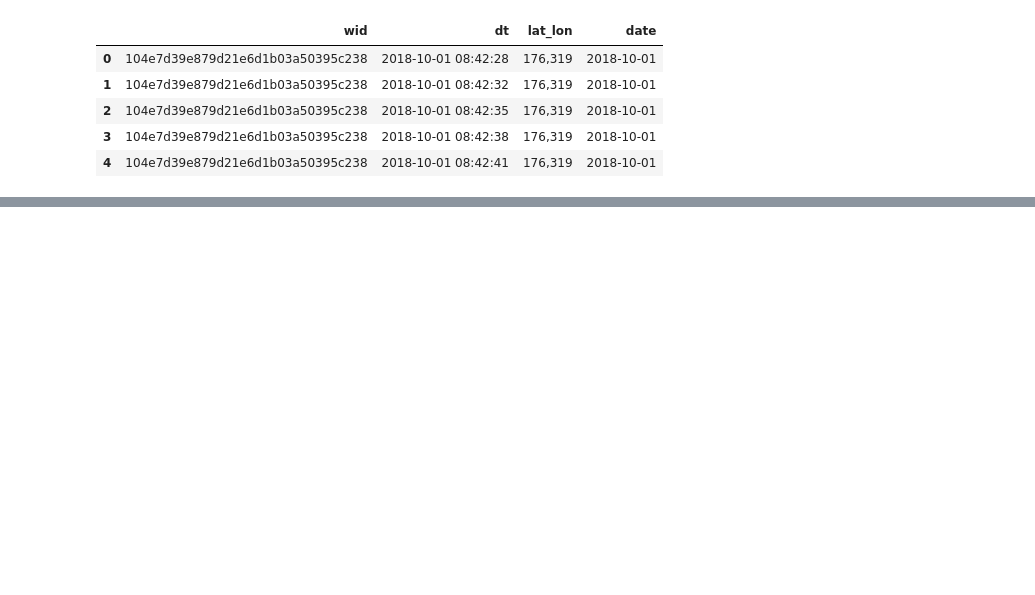
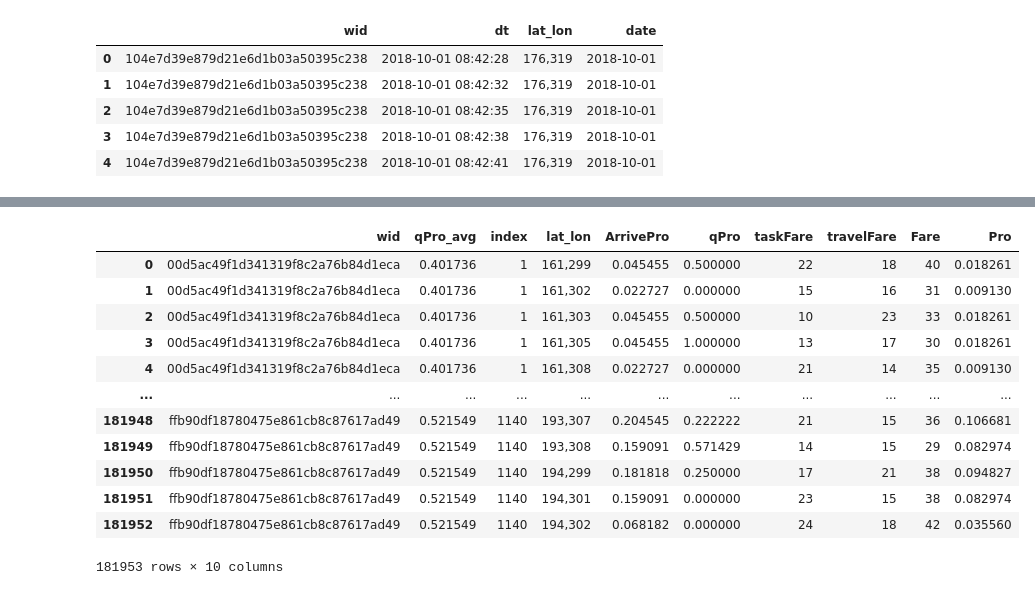
Before and after one commit to DURUII/Gaia-Explorer, a Jupyter notebook: main.ipynb, the cells around one changed output, grey strips where cells are left out. Saved outputs shown, nothing was run; the diff lists cells and outputs as text; code cells hidden in the pictures; blank space fills up the shorter version.

```diff
--- a/main.ipynb
+++ b/main.ipynb
@@ -421,0 +441,4 @@ df_grouped = dd.read_csv(output_grouped_csv)
+# %%
+task_trick = df_grouped[['lat_lon', 'aux']].groupby(['lat_lon']).nunique().reset_index().sort_values(by=['aux'])
+df_grouped = df_grouped[df_grouped['lat_lon'].isin(task_trick[task_trick['aux'] > 2500]['lat_lon'])]
+df_grouped
@@ -421,0 +467,5 @@ df_grouped = dd.read_csv(output_grouped_csv)
+# %%
+# Step 1: Calculate the number of days each driver visits each lat_lon
+visits_per_day = df_grouped.groupby(['wid', 'lat_lon'])['date'].nunique().reset_index()
+visits_per_day = visits_per_day.rename(columns={'date': 'days_visited'})
+visits_per_day
@@ -421,0 +486,13 @@ df_grouped = dd.read_csv(output_grouped_csv)
+# %%
+# Step 2: Calculate the number of days with duration > 30 for each driver at each lat_lon
+filtered_df = df_grouped[df_grouped['duration'] > 20]
+days_with_long_duration = filtered_df.groupby(['wid', 'lat_lon'])['date'].nunique().reset_index()
+days_with_long_duration = days_with_long_duration.rename(columns={'date': 'days_with_long_duration'})
+days_with_long_duration
+
+# Step 3: Merge the datasets and calculate the ratio
+merged_data = pd.merge(days_with_long_duration, visits_per_day, on=['wid', 'lat_lon'], how='right')
+merged_data['duration_ratio'] = 1.0 * merged_data['days_with_long_duration'] / merged_data['days_visited']
+merged_data.fillna(0, inplace=True)
+
+merged_data
@@ -421,0 +513,6 @@ df_grouped = dd.read_csv(output_grouped_csv)
+# %%
+all_combinations = pd.MultiIndex.from_product([df_grouped['wid'].unique(), df_grouped['lat_lon'].unique()], names=['wid', 'lat_lon']).to_frame(index=False)
+arrive_pro = df_grouped[['wid', 'lat_lon', 'date']].groupby(['wid', 'lat_lon']).nunique().reset_index()
+arrive_pro['date'] /= arrive_pro['date'].max()
+arrive_pro = pd.merge(all_combinations, arrive_pro, on=['wid', 'lat_lon'], how='left').fillna(0).rename(columns={'date': 'ArrivePro'})
+arrive_pro.sort_values(by=['ArrivePro'], ascending=False)
@@ -421,0 +533,28 @@ df_grouped = dd.read_csv(output_grouped_csv)
+# %%
+combined = pd.merge(arrive_pro, merged_data, on=['wid', 'lat_lon'], how='right')
+combined = pd.merge(df_grouped[['wid']].drop_duplicates(ignore_index=True).reset_index(), combined, on=['wid'], how='right')
+combined['index'] = combined['index'] + 1
+combined.drop(columns=['days_with_long_duration', 'days_visited'], inplace=True)
+combined = combined.rename(columns={'duration_ratio':'qPro'})
+np.random.seed(0)
+combined['taskFare'] = np.random.randint(10,25,size=(combined.shape[0], 1))
+combined['travelFare'] = np.random.randint(10,25,size=(combined.shape[0], 1))
+
+combined = pd.merge(combined.groupby(by=['wid'])['qPro'].mean().reset_index().rename(columns={'qPro':'qPro_avg'}), combined, on=['wid'], how='right')
+combined['Fare'] = combined['taskFare'] + combined['travelFare']
+combined['Pro'] = combined['ArrivePro'] * combined['qPro_avg']
+combined
+# %% [output]
+|  | wid | qPro_avg | index | lat_lon | ArrivePro | qPro | taskFare | travelFare | Fare | Pro |
+| 0 | 00d5ac49f1d341319f8c2a76b84d1eca | 0.401736 | 1 | 161,299 | 0.045455 | 0.500000 | 22 | 18 | 40 | 0.018261 |
+| 1 | 00d5ac49f1d341319f8c2a76b84d1eca | 0.401736 | 1 | 161,302 | 0.022727 | 0.000000 | 15 | 16 | 31 | 0.009130 |
+| 2 | 00d5ac49f1d341319f8c2a76b84d1eca | 0.401736 | 1 | 161,303 | 0.045455 | 0.500000 | 10 | 23 | 33 | 0.018261 |
+| 3 | 00d5ac49f1d341319f8c2a76b84d1eca | 0.401736 | 1 | 161,305 | 0.045455 | 1.000000 | 13 | 17 | 30 | 0.018261 |
+| 4 | 00d5ac49f1d341319f8c2a76b84d1eca | 0.401736 | 1 | 161,308 | 0.022727 | 0.000000 | 21 | 14 | 35 | 0.009130 |
+| ... | ... | ... | ... | ... | ... | ... | ... | ... | ... | ... |
+| 181948 | ffb90df18780475e861cb8c87617ad49 | 0.521549 | 1140 | 193,307 | 0.204545 | 0.222222 | 21 | 15 | 36 | 0.106681 |
+| 181949 | ffb90df18780475e861cb8c87617ad49 | 0.521549 | 1140 | 193,308 | 0.159091 | 0.571429 | 14 | 15 | 29 | 0.082974 |
+| 181950 | ffb90df18780475e861cb8c87617ad49 | 0.521549 | 1140 | 194,299 | 0.181818 | 0.250000 | 17 | 21 | 38 | 0.094827 |
+| 181951 | ffb90df18780475e861cb8c87617ad49 | 0.521549 | 1140 | 194,301 | 0.159091 | 0.000000 | 23 | 15 | 38 | 0.082974 |
+| 181952 | ffb90df18780475e861cb8c87617ad49 | 0.521549 | 1140 | 194,302 | 0.068182 | 0.000000 | 24 | 18 | 42 | 0.035560 |
+181953 rows × 10 columns
```
Also changed, not shown: parts of 11 cells of this notebook.
